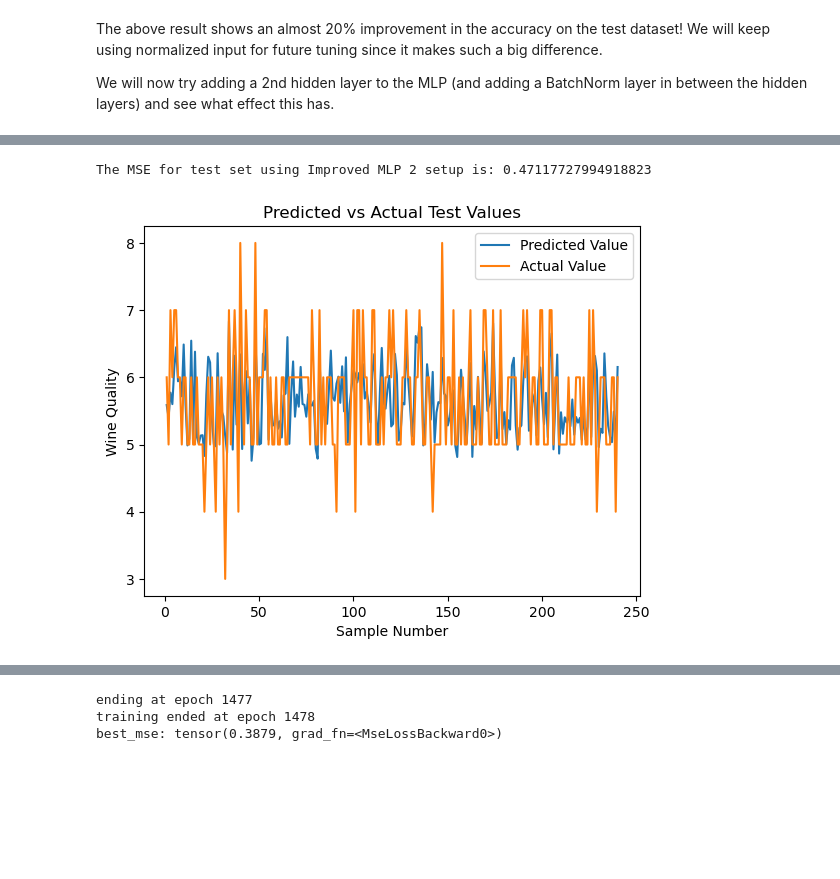
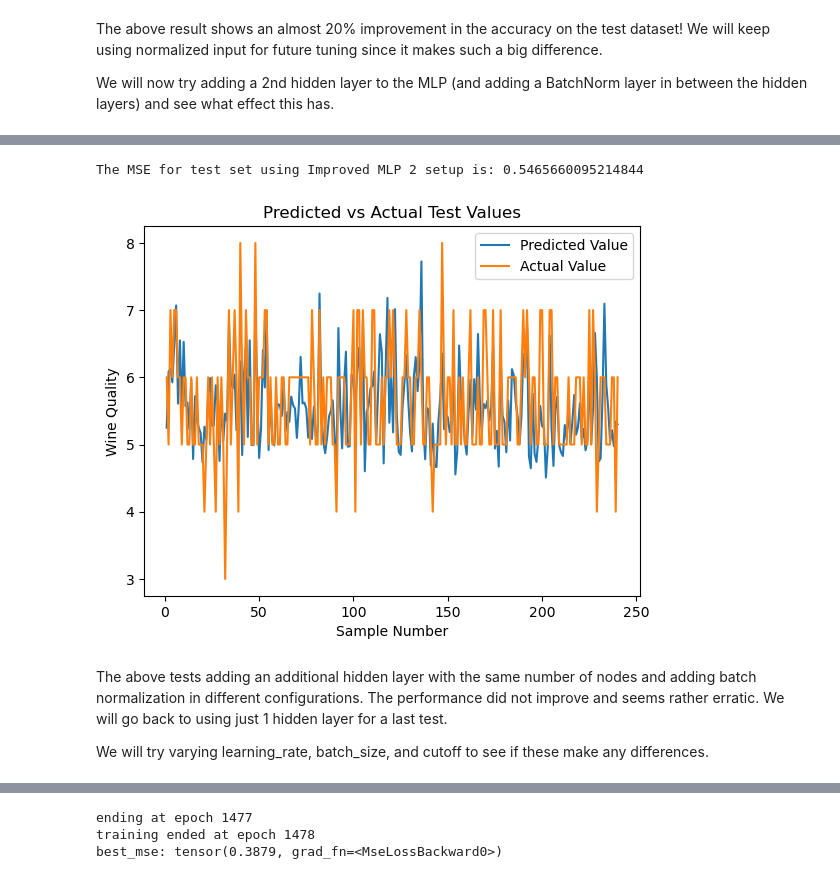
Before and after one commit to USFCA-CS663-Spring2024/mlp-multi-layer-perceptron-lawrenceslng, a Jupyter notebook: Assignment 4 - MLP.ipynb, the cells around one changed output, grey strips where cells are left out. Cells and saved outputs as stored; diff of their text form; code cells hidden in the pictures; blank space fills up the shorter version.

```diff
--- a/Assignment 4 - MLP.ipynb
+++ b/Assignment 4 - MLP.ipynb
@@ -708,9 +692,9 @@ best_mse = np.inf
 best_weights = None
 cutoff_iterations = 5 ## limit to < 10
 
-for epoch in range(epochs):
+for e in range(epochs):
     if not continueTraining(train_loss, valid_loss, cutoff_iterations):
-        print("ending at epoch", epoch)
+        print("ending at epoch", e)
         break
     batch_loss = []
     model.train()
@@ -742,13 +726,16 @@ print("training ended at epoch", curr_epoch)
 
 # https://machinelearningmastery.com/building-a-regression-model-in-pytorch/
 
-def plot_loss_curves(epochs, train_loss, valid_loss):
-    plt.plot(epochs, train_loss, label='Train Loss')
-    plt.plot(epochs, valid_loss, label='Validation Loss')
-    plt.xlabel('Epoch')
-    plt.ylabel('MSE Loss')
-    plt.legend()
-    plt.show()
+plot_loss_curves(np.linspace(1, curr_epoch, curr_epoch-1), train_loss, valid_loss)
 
-plot_loss_curves(np.linspace(1, curr_epoch, curr_epoch-1), train_loss, valid_loss)
+# load back in the best model:
+model.load_state_dict(best_weights)
+
+## evaluate accuracy
+
+test_hyp = model.forward(test_x_ss)
+test_loss = criterion(test_hyp, test_y.float()).item()
+print("The MSE for test set using Improved MLP 2 setup is:", test_loss)
+
+plot_predict_actual_test_values(test_hyp, test_y)
 # %% [output]
@@ -983,27 +919,19 @@ training ended at epoch 995
 # %%
 # load back in the best model:
 model.load_state_dict(best_weights)
 
 ## evaluate accuracy
 
 test_hyp = model.forward(test_x_ss)
 test_loss = criterion(test_hyp, test_y.float()).item()
 print("The MSE for test set using Improved MLP 2 setup is:", test_loss)
 
-hyp_arr = []
-actual_arr = []
-for hyp_y, test_y_item in zip(test_hyp, test_y):
-    hyp_arr.append(hyp_y[0].float().detach().numpy().item())
-    actual_arr.append(test_y_item[0].float().detach().numpy().item())
-
-plt.plot(np.linspace(1, len(hyp_arr), len(hyp_arr)), hyp_arr, label='Predicted Value')
-plt.plot(np.linspace(1, len(hyp_arr), len(hyp_arr)), actual_arr, label='Actual Value')
-plt.title('Predicted vs Actual Test Values')
-plt.xlabel('Sample Number')
-plt.ylabel('Wine Quality')
-plt.legend()
-plt.show()
+plot_predict_actual_test_values(test_hyp, test_y)
 # %% [output]
-The MSE for test set using Improved MLP 2 setup is: 0.47117727994918823
+The MSE for test set using Improved MLP 2 setup is: 0.5465660095214844
-[figure, old version]
+[figure, new version]
+# %% [markdown]
+The above tests adding an additional hidden layer with the same number of nodes and adding batch normalization in different configurations. The performance did not improve and seems rather erratic. We will go back to using just 1 hidden layer for a last test.
+
+We will try varying learning_rate, batch_size, and cutoff to see if these make any differences.
 # %%
```
Also changed, not shown: parts of 18 cells of this notebook.
